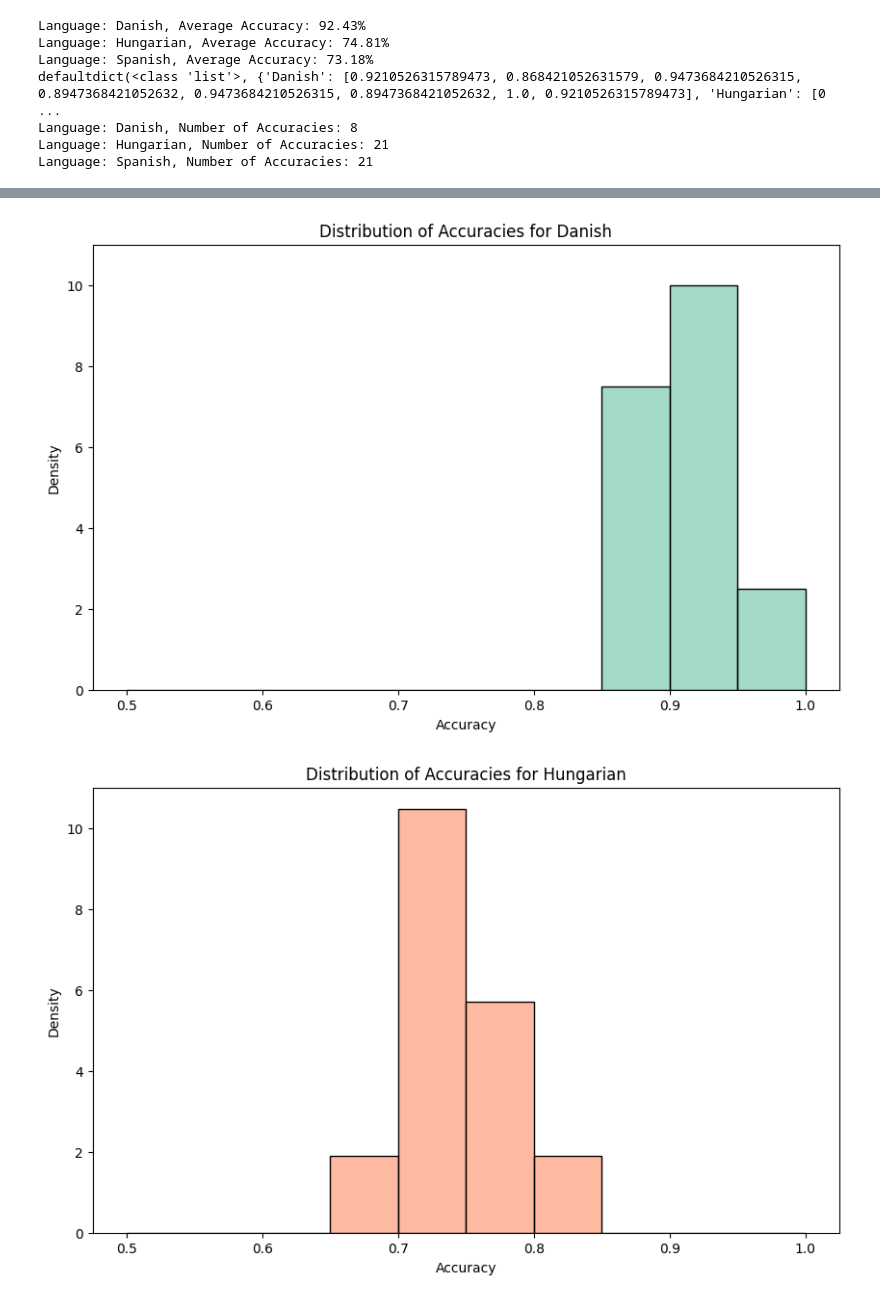
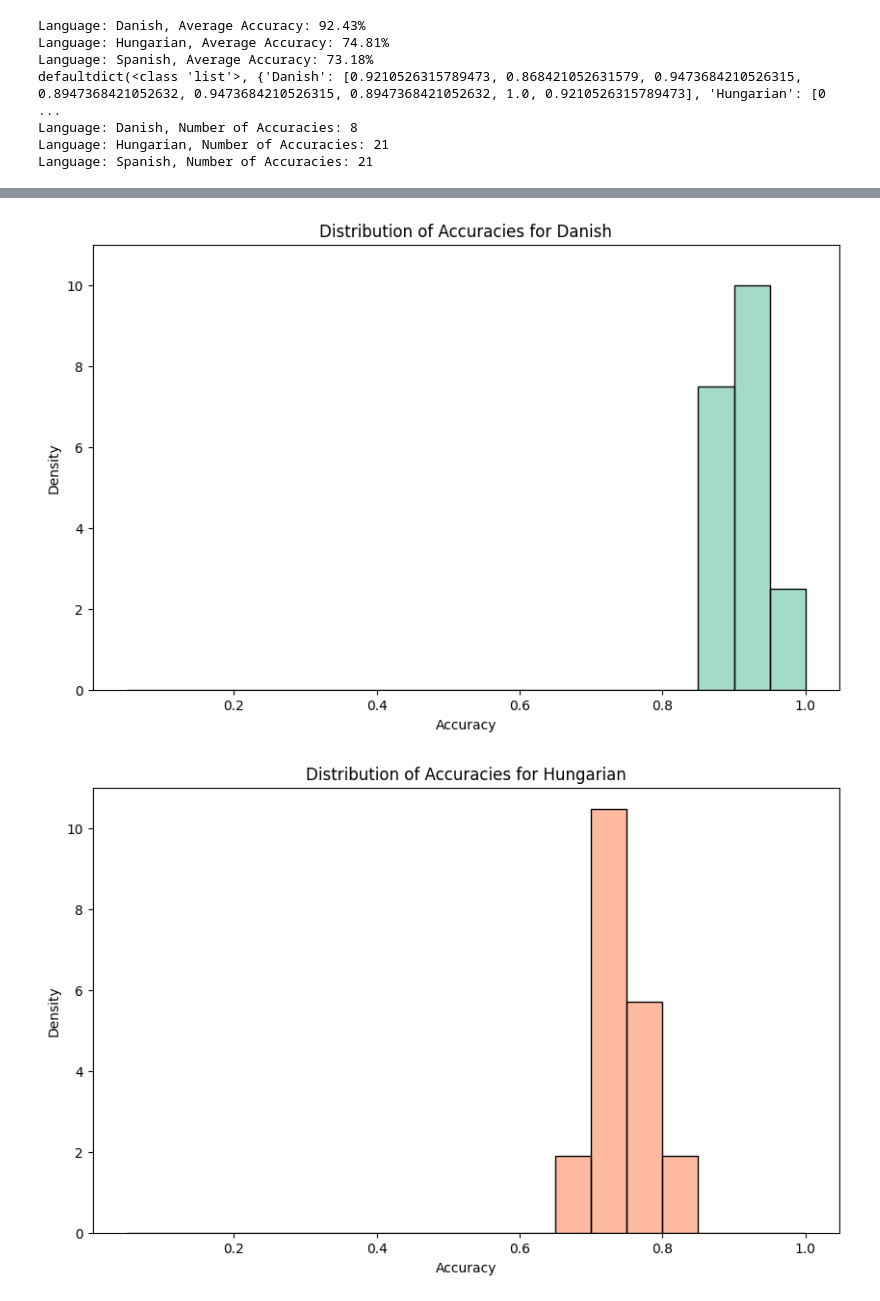
Before and after one commit to GyongyosiMark/ECS-experiment, a Jupyter notebook: data_processing.ipynb, the cells around one changed output, grey strips where cells are left out. Drawn from its saved outputs; the diff is of its cells as text; code cells hidden in the pictures.

```diff
--- a/data_processing.ipynb
+++ b/data_processing.ipynb
@@ -70,10 +70,10 @@ pairs_phonemes = {
     ('før', 'fær'): phonemes['æ']
 }
 
-print(f"Total pairs: {len(pairs_phonemes)}")
+# print(f"Total pairs: {len(pairs_phonemes)}")
 
-for pair, p in pairs_phonemes.items():
-    print(f"{pair} : {p}")
+# for pair, p in pairs_phonemes.items():
+#     print(f"{pair} : {p}")
 
 print(pairs_phonemes[("løg", "ly")])
 # %% [output]
@@ -373,45 +288,27 @@ p              0.38     0.52
 # %%
 import numpy as np
 
-# Plot accuracy histogram by group
-for participant in participants:
-    accuracy = calculate_participant_accuracy(participant)
-    language_accuracies[participant.language].append(accuracy)
-
-# Prepare the data for plotting
-data = {
-    "Language": [],
-    "Accuracy": [],
-}
-
-# Flatten the data into the format needed for seaborn
-for language, accuracies in language_accuracies.items():
-    data["Language"].extend([language] * len(accuracies))
-    data["Accuracy"].extend(accuracies)
-
-# Convert to DataFrame
-df = pd.DataFrame(data)
 
 # Define color palette
 palette = sns.color_palette("Set2", len(language_accuracies))
 
 # Plot histograms with KDEs for each language
 for idx, (language, color) in enumerate(zip(language_accuracies.keys(), palette)):
     plt.figure(figsize=(10, 6))
     sns.histplot(
         df[df["Language"] == language]["Accuracy"],
         kde=False,
         color=color,
-        bins=np.arange(0.5, 1.05, 0.05),
+        bins=np.arange(0.05, 1.05, 0.05),
         stat="density",
         edgecolor="black",
-        alpha=0.6,
+        alpha=0.6
     )
     plt.title(f"Distribution of Accuracies for {language}")
     plt.xlabel("Accuracy")
     plt.ylabel("Density")
-    plt.ylim(0, 11)
+    plt.ylim(0,11)
     plt.show()
 # %% [output]
-[figure, old version]
+[figure, new version]
-[figure, old version]
+[figure, new version]
```
Also changed, not shown: parts of 16 cells of this notebook.
